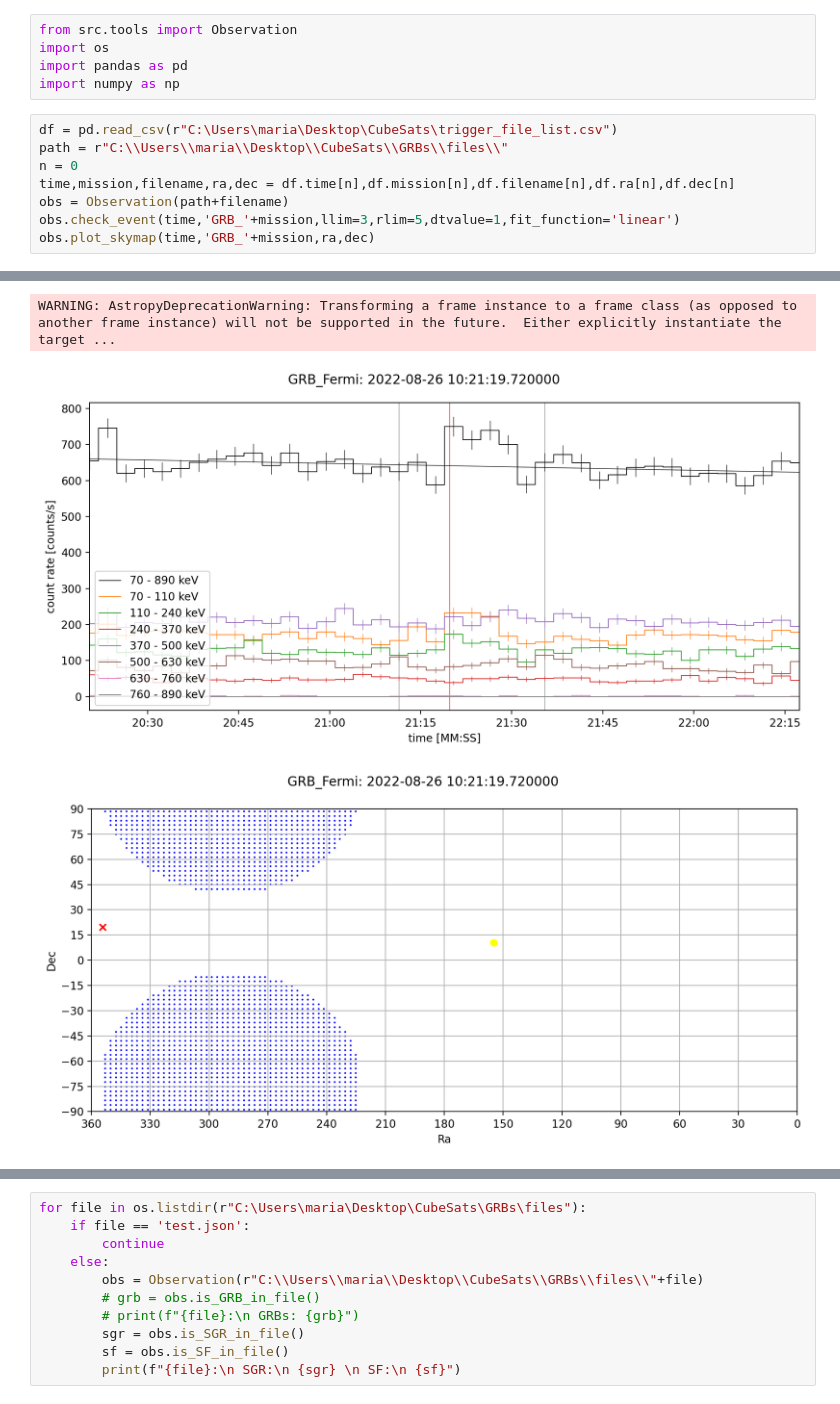
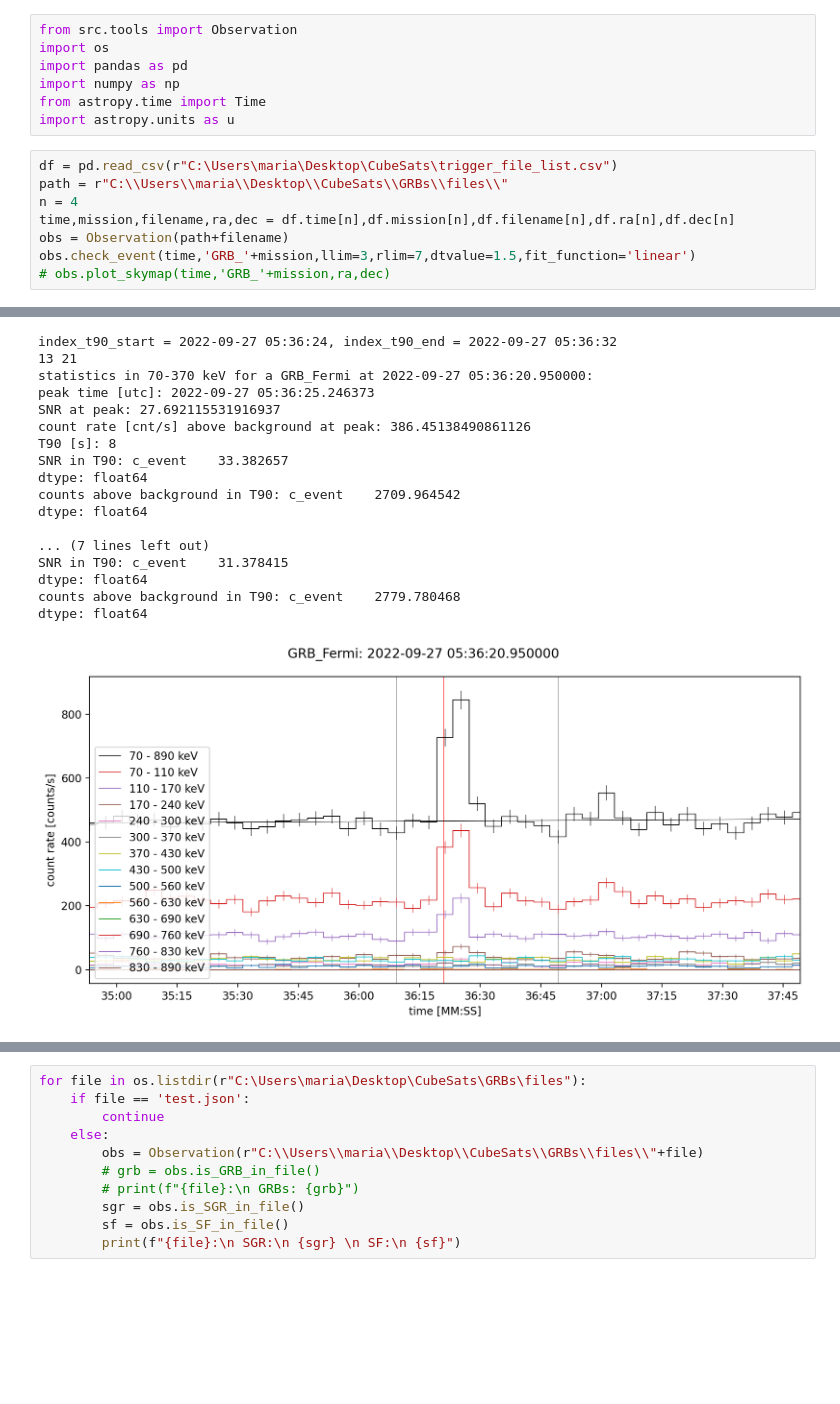
Before and after one commit to mdafcikova/grbalpha-tools, a Jupyter notebook: notebook.ipynb, the cells around one changed output, grey strips where cells are left out. Cells and saved outputs as stored; diff of their text form; blank space fills up the shorter version.

```diff
--- a/notebook.ipynb
+++ b/notebook.ipynb
@@ -3,12 +3,14 @@ from src.tools import Observation
 import os
 import pandas as pd
 import numpy as np
+from astropy.time import Time
+import astropy.units as u
 # %%
 df = pd.read_csv(r"C:\Users\maria\Desktop\CubeSats\trigger_file_list.csv")
 path = r"C:\\Users\\maria\\Desktop\\CubeSats\\GRBs\\files\\"
-n = 0
+n = 4
 time,mission,filename,ra,dec = df.time[n],df.mission[n],df.filename[n],df.ra[n],df.dec[n]
 obs = Observation(path+filename)
-obs.check_event(time,'GRB_'+mission,llim=3,rlim=5,dtvalue=1,fit_function='linear')
-obs.plot_skymap(time,'GRB_'+mission,ra,dec)
+obs.check_event(time,'GRB_'+mission,llim=3,rlim=7,dtvalue=1.5,fit_function='linear')
+# obs.plot_skymap(time,'GRB_'+mission,ra,dec)
 # %% [output]
@@ -30,3 +36,18 @@ counts above background in T90: 278.40782492422386
-WARNING: AstropyDeprecationWarning: Transforming a frame instance to a frame class (as opposed to another frame instance) will not be supported in the future.  Either explicitly instantiate the target ...
+index_t90_start = 2022-09-27 05:36:24, index_t90_end = 2022-09-27 05:36:32
+13 21
+statistics in 70-370 keV for a GRB_Fermi at 2022-09-27 05:36:20.950000:
+peak time [utc]: 2022-09-27 05:36:25.246373
+SNR at peak: 27.692115531916937
+count rate [cnt/s] above background at peak: 386.45138490861126
+T90 [s]: 8
+SNR in T90: c_event    33.382657
+dtype: float64
+counts above background in T90: c_event    2709.964542
+dtype: float64
+
+... (7 lines left out)
+SNR in T90: c_event    31.378415
+dtype: float64
+counts above background in T90: c_event    2779.780468
+dtype: float64
-[figure, old version]
+[figure, new version]
-[figure, removed]
```
Also changed, not shown: parts of 6 cells of this notebook, 1 other file.
